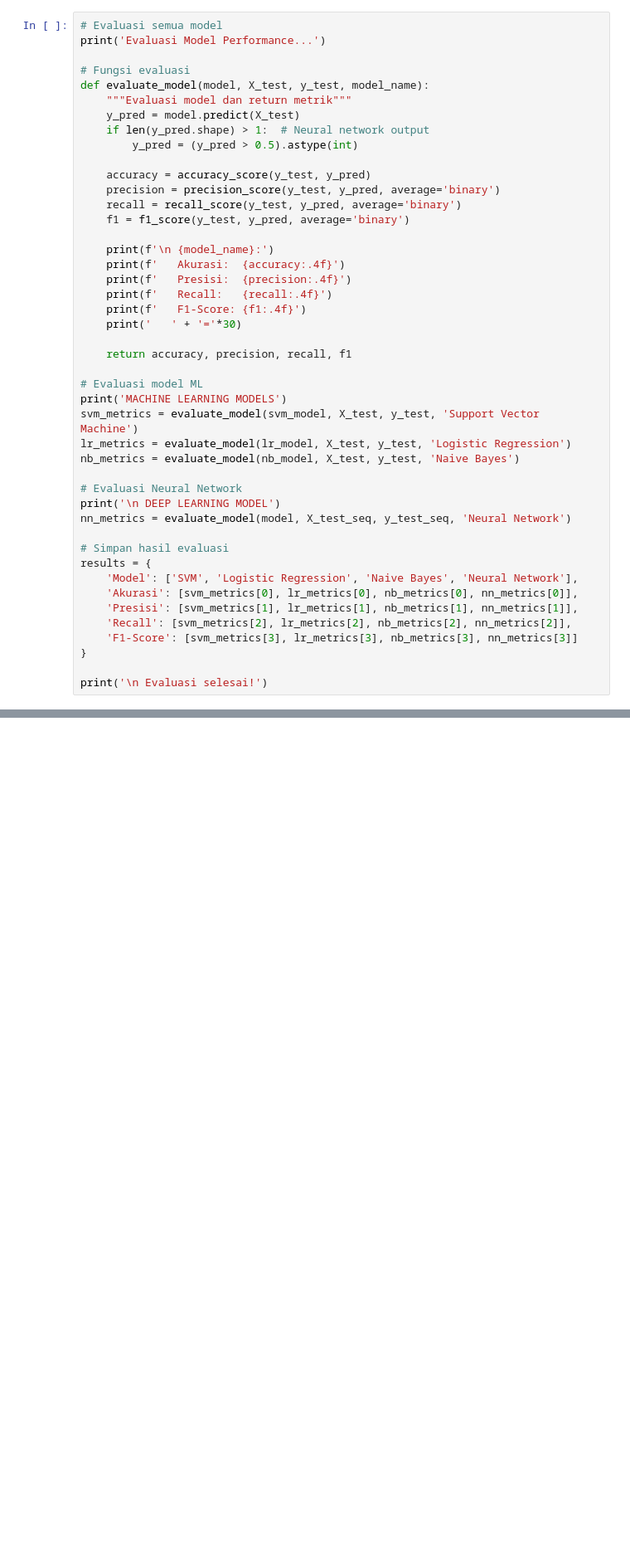
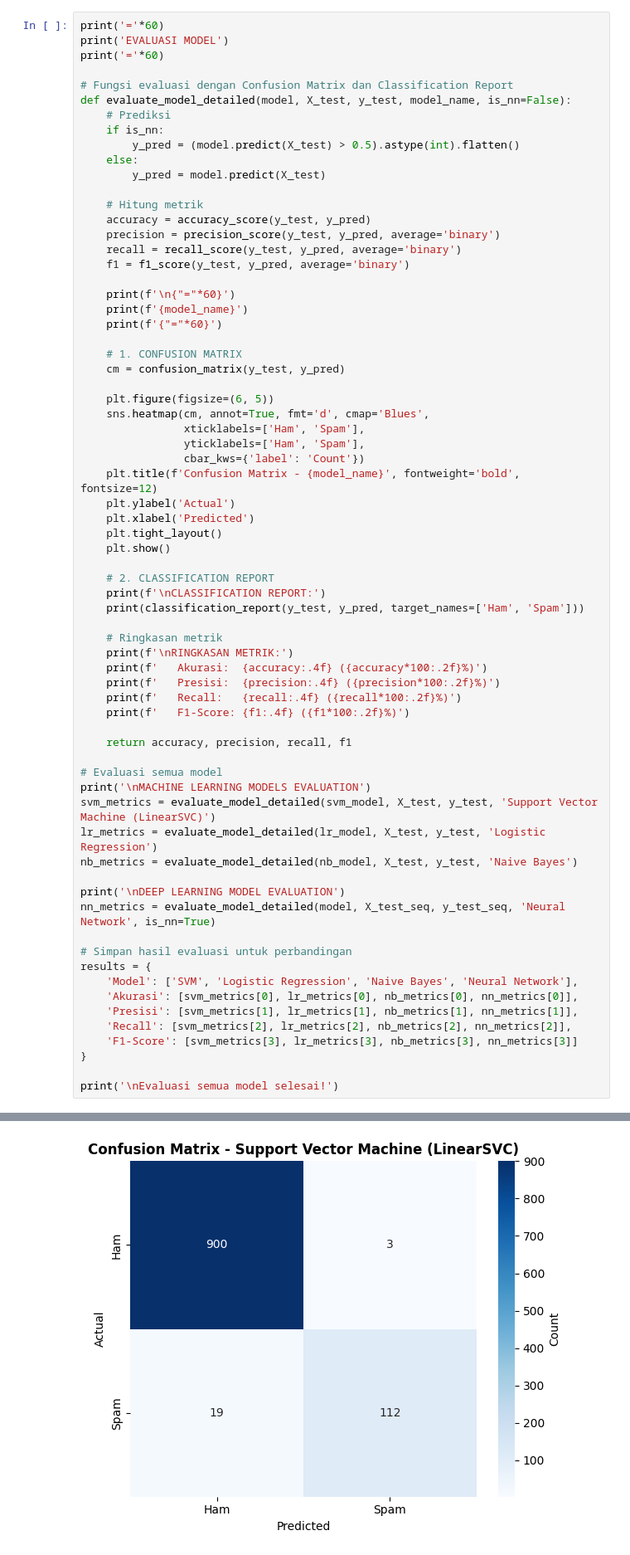
Before and after one commit to famss-star/UTS-Pemrosesan-Teks-dan-Suara-Bahasa-Alami, a Jupyter notebook: 10222008_Rifa_Maulana_Ibrahim_SD.ipynb, the cells around one changed output, grey strips where cells are left out. Shown at 83% size. Cells and saved outputs as stored; diff of their text form; blank space fills up the shorter version.

```diff
--- a/10222008_Rifa_Maulana_Ibrahim_SD.ipynb
+++ b/10222008_Rifa_Maulana_Ibrahim_SD.ipynb
@@ -441,39 +687,63 @@ Mengevaluasi performa semua model menggunakan metrik akurasi, presisi, recall, d
 # %%
-# Evaluasi semua model
-print('Evaluasi Model Performance...')
+print('='*60)
+print('EVALUASI MODEL')
+print('='*60)
 
-# Fungsi evaluasi
-def evaluate_model(model, X_test, y_test, model_name):
-    """Evaluasi model dan return metrik"""
-    y_pred = model.predict(X_test)
-    if len(y_pred.shape) > 1:  # Neural network output
-        y_pred = (y_pred > 0.5).astype(int)
+# Fungsi evaluasi dengan Confusion Matrix dan Classification Report
+def evaluate_model_detailed(model, X_test, y_test, model_name, is_nn=False):
+    # Prediksi
+    if is_nn:
+        y_pred = (model.predict(X_test) > 0.5).astype(int).flatten()
+    else:
+        y_pred = model.predict(X_test)
 
+    # Hitung metrik
     accuracy = accuracy_score(y_test, y_pred)
     precision = precision_score(y_test, y_pred, average='binary')
     recall = recall_score(y_test, y_pred, average='binary')
     f1 = f1_score(y_test, y_pred, average='binary')
 
-    print(f'\n {model_name}:')
-    print(f'   Akurasi:  {accuracy:.4f}')
-    print(f'   Presisi:  {precision:.4f}')
-    print(f'   Recall:   {recall:.4f}')
-    print(f'   F1-Score: {f1:.4f}')
-    print('   ' + '='*30)
+    print(f'\n{"="*60}')
+    print(f'{model_name}')
+    print(f'{"="*60}')
+
+    # 1. CONFUSION MATRIX
+    cm = confusion_matrix(y_test, y_pred)
+
+    plt.figure(figsize=(6, 5))
+    sns.heatmap(cm, annot=True, fmt='d', cmap='Blues',
+                xticklabels=['Ham', 'Spam'],
+                yticklabels=['Ham', 'Spam'],
+                cbar_kws={'label': 'Count'})
+    plt.title(f'Confusion Matrix - {model_name}', fontweight='bold', fontsize=12)
+    plt.ylabel('Actual')
+    plt.xlabel('Predicted')
+    plt.tight_layout()
+    plt.show()
+
+    # 2. CLASSIFICATION REPORT
+    print(f'\nCLASSIFICATION REPORT:')
+    print(classification_report(y_test, y_pred, target_names=['Ham', 'Spam']))
+
+    # Ringkasan metrik
+    print(f'\nRINGKASAN METRIK:')
+    print(f'   Akurasi:  {accuracy:.4f} ({accuracy*100:.2f}%)')
+    print(f'   Presisi:  {precision:.4f} ({precision*100:.2f}%)')
+    print(f'   Recall:   {recall:.4f} ({recall*100:.2f}%)')
+    print(f'   F1-Score: {f1:.4f} ({f1*100:.2f}%)')
 
     return accuracy, precision, recall, f1
 
-# Evaluasi model ML
-print('MACHINE LEARNING MODELS')
-svm_metrics = evaluate_model(svm_model, X_test, y_test, 'Support Vector Machine')
-lr_metrics = evaluate_model(lr_model, X_test, y_test, 'Logistic Regression')
-nb_metrics = evaluate_model(nb_model, X_test, y_test, 'Naive Bayes')
+# Evaluasi semua model
+print('\nMACHINE LEARNING MODELS EVALUATION')
+svm_metrics = evaluate_model_detailed(svm_model, X_test, y_test, 'Support Vector Machine (LinearSVC)')
+lr_metrics = evaluate_model_detailed(lr_model, X_test, y_test, 'Logistic Regression')
+nb_metrics = evaluate_model_detailed(nb_model, X_test, y_test, 'Naive Bayes')
 
-# Evaluasi Neural Network
-print('\n DEEP LEARNING MODEL')
-nn_metrics = evaluate_model(model, X_test_seq, y_test_seq, 'Neural Network')
+print('\nDEEP LEARNING MODEL EVALUATION')
+nn_metrics = evaluate_model_detailed(model, X_test_seq, y_test_seq, 'Neural Network', is_nn=True)
 
-# Simpan hasil evaluasi
+# Simpan hasil evaluasi untuk perbandingan
 results = {
     'Model': ['SVM', 'Logistic Regression', 'Naive Bayes', 'Neural Network'],
     'Akurasi': [svm_metrics[0], lr_metrics[0], nb_metrics[0], nn_metrics[0]],
@@ -482,5 +752,5 @@ results = {
     'F1-Score': [svm_metrics[3], lr_metrics[3], nb_metrics[3], nn_metrics[3]]
 }
 
-print('\n Evaluasi selesai!')
+print('\nEvaluasi semua model selesai!')
 # %% [output]
@@ -503,0 +766 @@ MACHINE LEARNING MODELS
+[figure, added]
```
Also changed, not shown: parts of 29 cells of this notebook.
